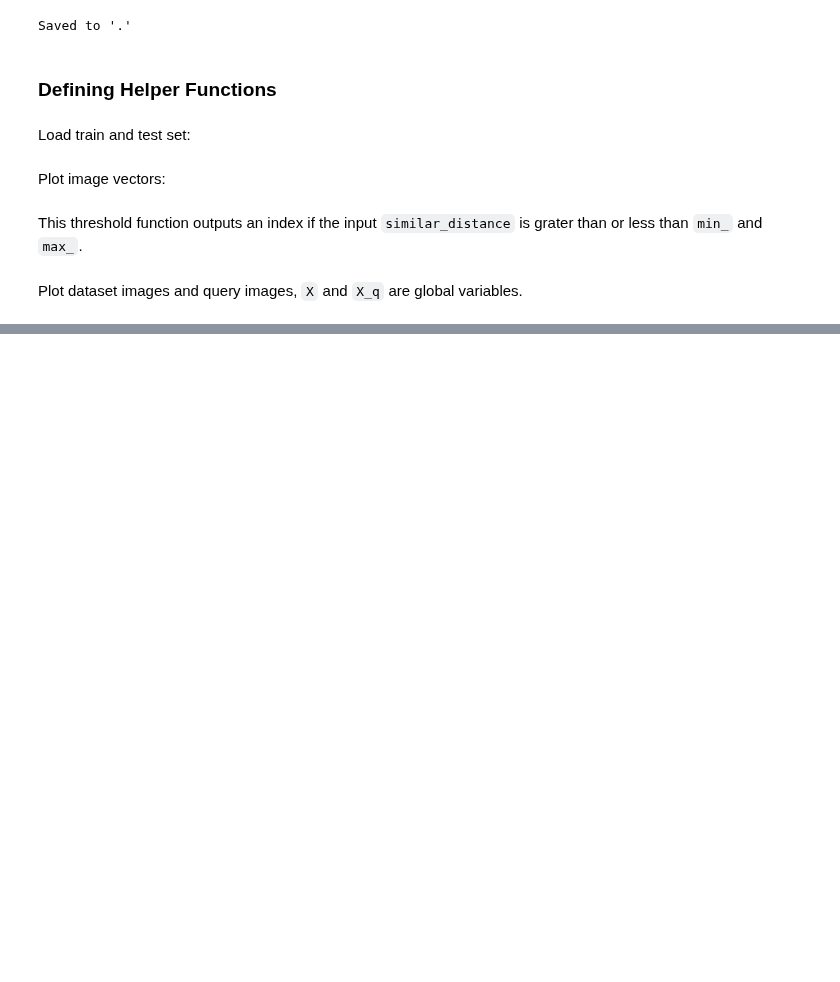
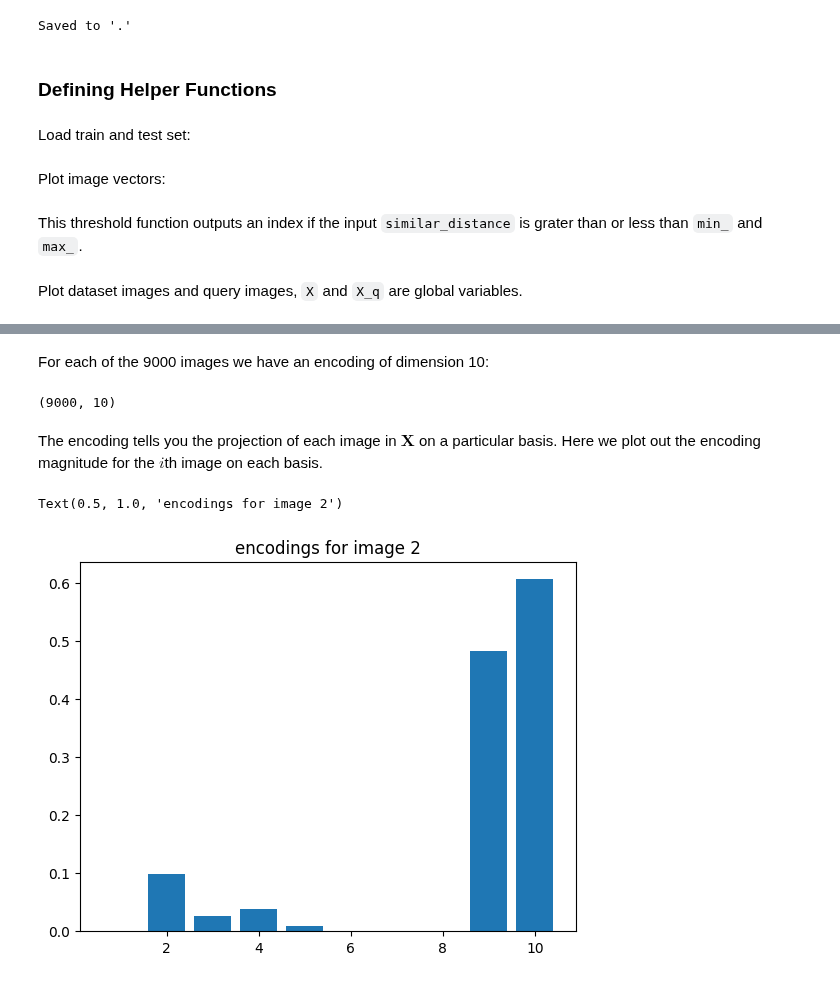
Before and after one commit to Mark-Barbaric/IBM_Machine_Learning_Certificate, a Jupyter notebook: Unsupervised_Machine_Learning/week6/non_negative_matrix_factorization_lab.ipynb, the cells around one changed output, grey strips where cells are left out. Saved outputs shown, nothing was run; the diff lists cells and outputs as text; code cells hidden in the pictures; blank space fills up the shorter version.

```diff
--- a/Unsupervised_Machine_Learning/week6/non_negative_matrix_factorization_lab.ipynb
+++ b/Unsupervised_Machine_Learning/week6/non_negative_matrix_factorization_lab.ipynb
@@ -140,0 +206,18 @@ def plot_data_query(dataset_index, query_index, N):
+# %%
+W = nmf_estimator.transform(X)
+# %% [markdown]
+For each of the 9000 images we have an encoding of dimension 10:
+# %%
+W.shape
+# %% [output]
+(9000, 10)
+# %% [markdown]
+The encoding tells you the projection of each image in $\mathbf{X}$ on a particular basis. Here we plot out the encoding magnitude for the $i$th image on each basis.
+# %%
+i = 1
+w = W[i, :]
+plt.bar([n + 1 for n in range(len(w))], w)
+plt.title(f"encodings for image {i + 1}")
+# %% [output]
+Text(0.5, 1.0, 'encodings for image 2')
+[figure, added]
```
Also changed, not shown: parts of 26 cells of this notebook.
